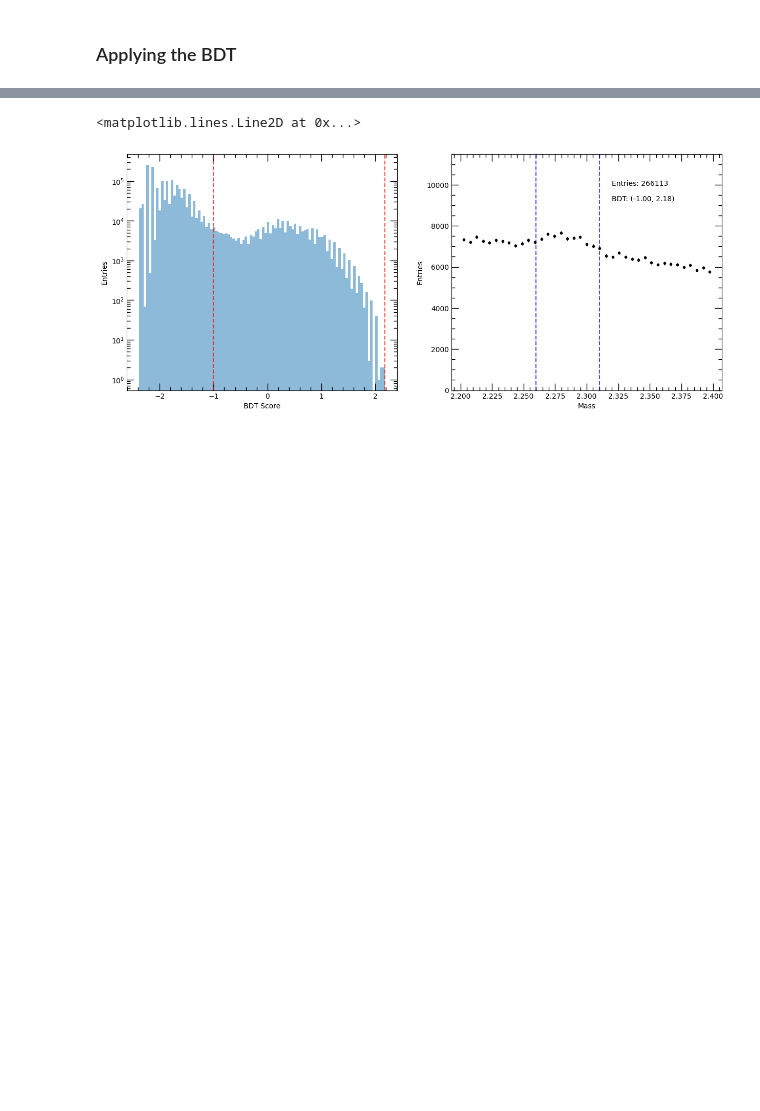
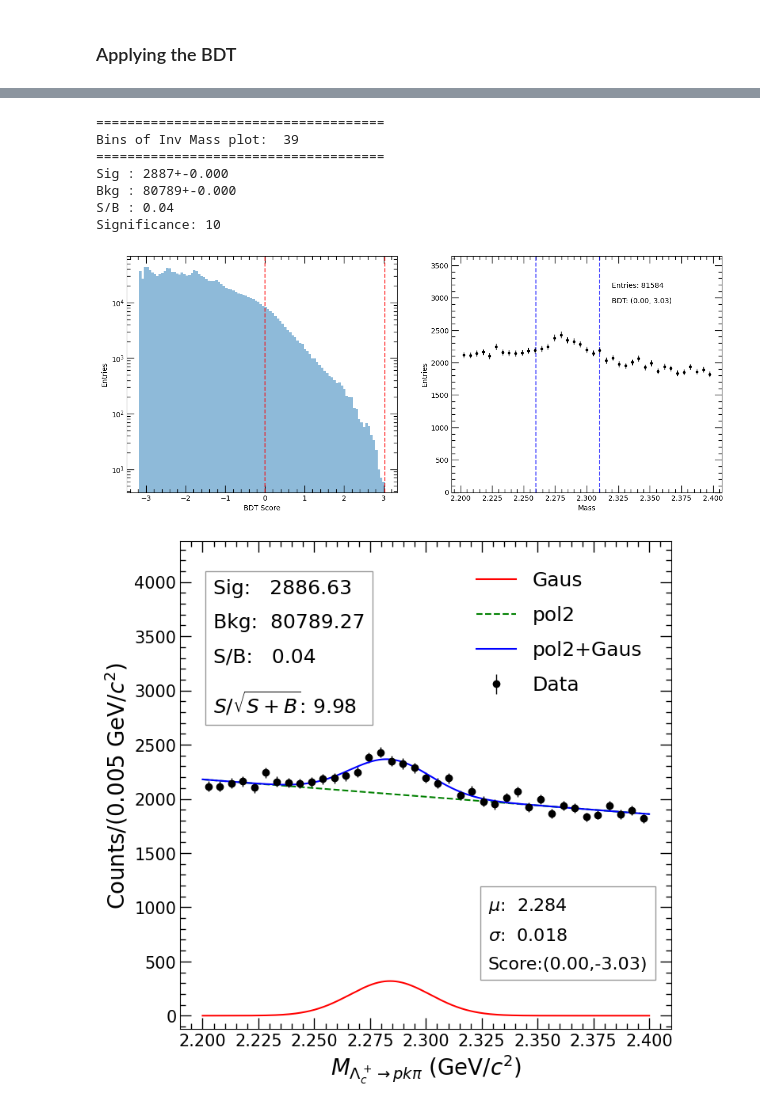
Before and after one commit to phymanshu/MLcodes, a Jupyter notebook: BDT_Lc_data.ipynb, the cells around one changed output, grey strips where cells are left out. Drawn from its saved outputs; the diff is of its cells as text; code cells hidden in the pictures; blank space fills up the shorter version.

```diff
--- a/BDT_Lc_data.ipynb
+++ b/BDT_Lc_data.ipynb
@@ -77,13 +115,0 @@ plot_utils.plot_distr([hdl_mc, hdl_data], cols_to_be_compared,
-# %%
-# Selecting Bkg from given dataset
-# Signal region for Lc is removed, ~ 5 sigma around the signal i.e. Mass = 2.284 GeV/c^2
-
-hdl_bkg = hdl_data.apply_preselections("fM < 2.26 or fM > 2.31", inplace=False)
-
-# Only a fraction of total Bkg is used in BDT training and testing
-# the fraction is given by `fractionData`
-
-fractionData=0.05 # this is the fraction of total data used in training
-
-hdl_bkg.shuffle_data_frame(frac=fractionData, inplace=True)
-print('Size of samples for training \nBkg = ',len(hdl_bkg), ', Signal = ', len(hdl_mc))
@@ -140,7 +171,7 @@ plot_utils.plot_corr([hdl_mc, hdl_bkg], cols_to_be_compared, labels=['Signal', '
 
 # training_cols = ['fCpa','fCt','fDecayLength', 'fNSigTpcPi0','fNSigTpcPi2','fNSigTpcPr0','fNSigTpcPr2','fNSigTpcKa1','fErrorDecayLengthXY', 'fChi2PCA', 'fRSecondaryVertex']
 # training_cols = ['fCpa','fCt','fDecayLength', 'fNSigTofPi0','fNSigTofPi2','fNSigTofPr0','fNSigTofPr2','fNSigTofKa1','fErrorDecayLengthXY', 'fChi2PCA', 'fRSecondaryVertex']
-training_cols = ['fCpa','fCpaXY','fPt',
+training_cols = ['fCpa','fCpaXY',
                  'fDecayLength', 'fDecayLengthXY', 'fDecayLengthNormalised', 'fDecayLengthXYNormalised',
                  'fCt',
                  'fXSecondaryVertex', 'fYSecondaryVertex','fZSecondaryVertex',
@@ -148,7 +179,7 @@ training_cols = ['fCpa','fCpaXY','fPt',
                            'fPtProng0', 'fPtProng1', 'fPtProng2',
                            'fImpactParameter0', 'fImpactParameter1','fImpactParameter2',
                            'fErrorImpactParameter0', 'fErrorImpactParameter1', 'fErrorImpactParameter2',
-                 'fNSigTpcKa1',
+                 'fNSigTpcKa1', 'fNSigTofKa1',
 #                  'fNSigTofPi0','fNSigTofPi2','fNSigTofPr0','fNSigTofPr2','fNSigTofKa1',
 #                  'fNSigTpcPi0','fNSigTpcPi2','fNSigTpcPr0','fNSigTpcPr2','fNSigTpcKa1',
                  'fChi2PCA',
@@ -169,9 +200,9 @@ Size of test sample:  48812
 We will use the BDT of XGBoost (https://github.com/dmlc/xgboost): boosting is implemented with a gradient descent method. It features few hyperparameters that can be tuned to improve the performance and reduce the overfitting, even if the algorithm works smoothly out of the box.
 # %%
 import xgboost as xgb
-n_estimators=44
-max_depth=1
-learning_rate=0.06
+n_estimators=80
+max_depth=2
+learning_rate=0.05
 
 xgb_model = xgb.XGBClassifier(n_estimators=n_estimators, max_depth=max_depth, learning_rate=learning_rate)
 
@@ -354,43 +387,63 @@ for i in range(3):
 bigTicks=10
 smallTicks=5
 
+minMass=2.2
+maxMass=2.4
+binWidth=0.005 # GeV/c^2 ~ 4 MeV/c^2
+binsInvMass=int((maxMass-minMass)/binWidth);
+
+
 fig, ax = plt.subplots(1,2, figsize=(15,6))
 
 
-scoreMin=-1
+scoreMin=0
+# scoreMax=0.4
 scoreMax=round(output_df.model_output.max(),2)
 
+ptMin=1
+ptMax=10
 
-scoreCut=f'model_output > {scoreMin:.2f} & model_output < {scoreMax:.2f}'
+
+
+scoreCut=f'model_output > {scoreMin:.2f} & model_output < {scoreMax:.2f} & fPt > {ptMin:.2f} & fPt < {ptMax:.2f}'
 ax[0].hist(output_df['model_output'],bins=100,alpha=0.5,log=1)
 ax[0].minorticks_on()
 ax[0].tick_params('both', top=True, right=True, direction='in',length=bigTicks, width=1, which='major')
 ax[0].tick_params('both', top=True, right=True, direction='in',length=smallTicks, width=1, which='minor')
 ax[0].axvline(scoreMin, 0, 1, label='pyplot vertical line',color='r',linestyle='--',alpha=0.7)
 ax[0].axvline(scoreMax, 0, 1, label='pyplot vertical line',color='r',linestyle='--',alpha=0.7)
 ax[0].set_ylabel('Entries')
-ax[0].set_xlabel('BDT Score')
+xLabel=f'{model} Score'
+ax[0].set_xlabel(xLabel)
 
 
 counts, bins = np.histogram(output_df.query(scoreCut)['fM'], bins=binsInvMass)
 x_point = 0.5 * (bins[1:] + bins[:-1])
 ax[1].errorbar(x_point, counts, yerr=np.sqrt(counts), fmt='.', ecolor='k', color='k', elinewidth=1., label='Data')
 ax[1].set_ylim(bottom=0)
 ax[1].set_ylim(top=counts.max()*1.5)
 ax[1].minorticks_on()
-textStr= f'BDT: ({scoreMin:.2f}, {scoreMax:.2f})'
+textStr= f'{model}: ({scoreMin:.2f}, {scoreMax:.2f})'
 EntriesStr= f'Entries: {counts.sum()}'
 ax[1].text(2.32,counts.max()*1.2, textStr )
 ax[1].text(2.32,counts.max()*1.3, EntriesStr )
 ax[1].tick_params('both', top=True, right=True, direction='in',length=bigTicks, width=1, which='major')
 ax[1].tick_params('both', top=True, right=True, direction='in',length=smallTicks, width=1, which='minor')
 ax[1].set_ylabel('Entries')
 ax[1].set_xlabel('Mass')
 ax[1].axvline(2.26, 0, 1, label='pyplot vertical line',color='b',linestyle='--',alpha=0.7)
 ax[1].axvline(2.31, 0, 1, label='pyplot vertical line',color='b',linestyle='--',alpha=0.7)
+fit_invmass(output_df.query(scoreCut)['fM'], fit_range=[2.2, 2.4])
 # %% [output]
-<matplotlib.lines.Line2D at 0x...>
+=====================================
+Bins of Inv Mass plot:  39
+=====================================
+Sig : 2887+-0.000
+Bkg : 80789+-0.000
+S/B : 0.04
+Significance: 10
-[figure, old version]
+[figure, new version]
+[figure, added]
 # %%
 ### hipe4ml has a function to do that!
 eff_array, score_array = analysis_utils.bdt_efficiency_array(train_test_data[3], score_test, 1000)
```
Also changed, not shown: parts of 30 cells of this notebook, 18 other files.
